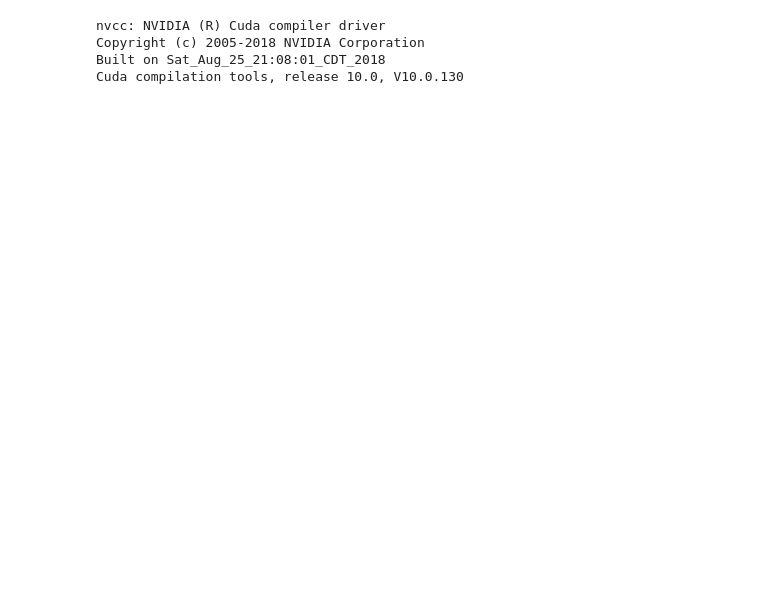
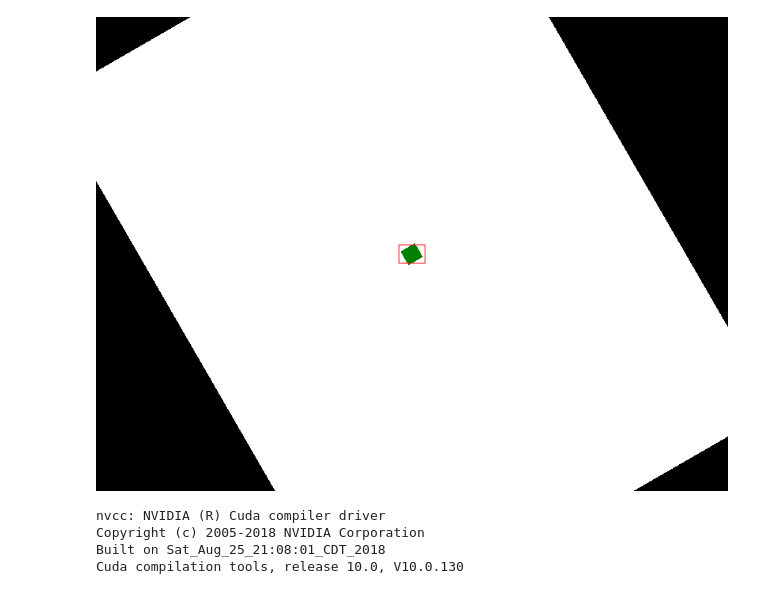
Before and after one commit to 19greg96/yolo-onlab, a Jupyter notebook: onlab.ipynb, the cells around one changed output. Drawn from its saved outputs; the diff is of its cells as text; code cells hidden in the pictures; blank space fills up the shorter version.

```diff
--- a/onlab.ipynb
+++ b/onlab.ipynb
@@ -1,5 +1,72 @@
 # %% [markdown]
 <a href="https://colab.research.google.com/github/19greg96/yolo-onlab/blob/master/onlab.ipynb" target="_parent"><img src="https://colab.research.google.com/assets/colab-badge.svg" alt="Open In Colab"/></a>
+# %%
+from PIL import Image               # to load images
+from PIL import ImageDraw
+from IPython.display import display # to display images
+import PIL.Image
+import math
+
+im_w = 800
+im_h = 600
+img = PIL.Image.new('RGB', (im_w, im_h), color = 'white')
+
+img_draw = ImageDraw.Draw(img)
+# button_draw.text((20, 70), "very loooooooooooooooooong text", font=ImageFont.truetype("arial"))
+
+x0 = 390
+y0 = 290
+x1 = 410
+y1 = 310
+
+box_w = (x1 - x0)
+box_h = (y1 - y0)
+box_x = (x0 + (box_w / 2))
+box_y = (y0 + (box_h / 2))
+
+box_w = box_w / im_w
+box_h = box_h / im_h
+box_x = box_x / im_w
+box_y = box_y / im_h
+
+x0 = (box_x - box_w / 2) * im_w
+y0 = (box_y - box_h / 2) * im_h
+x1 = (box_x + box_w / 2) * im_w
+y1 = (box_y + box_h / 2) * im_h
+img_draw.rectangle([x0, y0, x1, y1], fill='green', outline=None)
+
+angle = -60
+img = img.rotate(angle)
+img_draw = ImageDraw.Draw(img)
+#// rotate box
+newBoxCenterX = math.cos(math.radians(angle))*(box_x-0.5) - math.sin(math.radians(angle))*(box_y-0.5) + 0.5;
+newBoxCenterY = math.sin(math.radians(angle))*(box_x-0.5) + math.cos(math.radians(angle))*(box_y-0.5) + 0.5;
+
+newBoxW1 = (math.cos(math.radians(angle))*(box_w / 2) - math.sin(math.radians(angle))*(box_h / 2)) * 2;
+newBoxH1 = (math.sin(math.radians(angle))*(box_w / 2) + math.cos(math.radians(angle))*(box_h / 2)) * 2;
+
+newBoxW2 = (math.cos(math.radians(angle))*(box_w / 2) - math.sin(math.radians(angle))*(-box_h / 2)) * 2;
+newBoxH2 = (math.sin(math.radians(angle))*(box_w / 2) + math.cos(math.radians(angle))*(-box_h / 2)) * 2;
+
+newBoxW3 = (math.cos(math.radians(angle))*(-box_w / 2) - math.sin(math.radians(angle))*(box_h / 2)) * 2;
+newBoxH3 = (math.sin(math.radians(angle))*(-box_w / 2) + math.cos(math.radians(angle))*(box_h / 2)) * 2;
+
+newBoxW4 = (math.cos(math.radians(angle))*(-box_w / 2) - math.sin(math.radians(angle))*(-box_h / 2)) * 2;
+newBoxH4 = (math.sin(math.radians(angle))*(-box_w / 2) + math.cos(math.radians(angle))*(-box_h / 2)) * 2;
+
+newBoxW = max(newBoxW1, newBoxW2, newBoxW3, newBoxW4)
+newBoxH = max(newBoxH1, newBoxH2, newBoxH3, newBoxH4)
+
+x0 = (newBoxCenterX - newBoxW / 2) * im_w
+y0 = (newBoxCenterY - newBoxH / 2) * im_h
+x1 = (newBoxCenterX + newBoxW / 2) * im_w
+y1 = (newBoxCenterY + newBoxH / 2) * im_h
+
+img_draw.rectangle([x0, y0, x1, y1], fill=None, outline='red')
+
+display(img)
+# %% [output]
+[figure, added]
 # %%
 !nvcc --version
 # %% [output]
```
Also changed, not shown: parts of 14 cells of this notebook.
